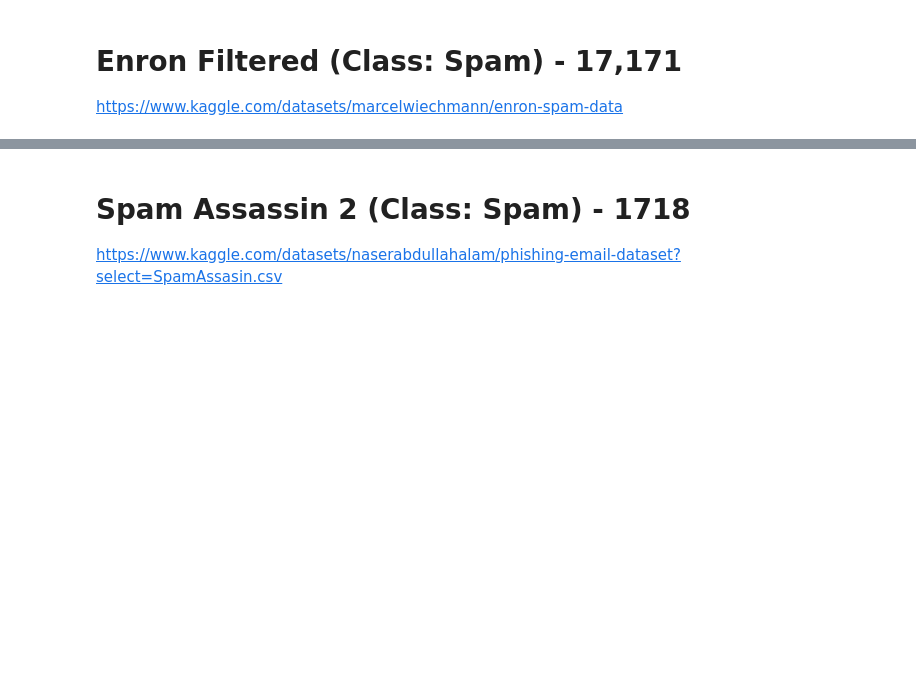
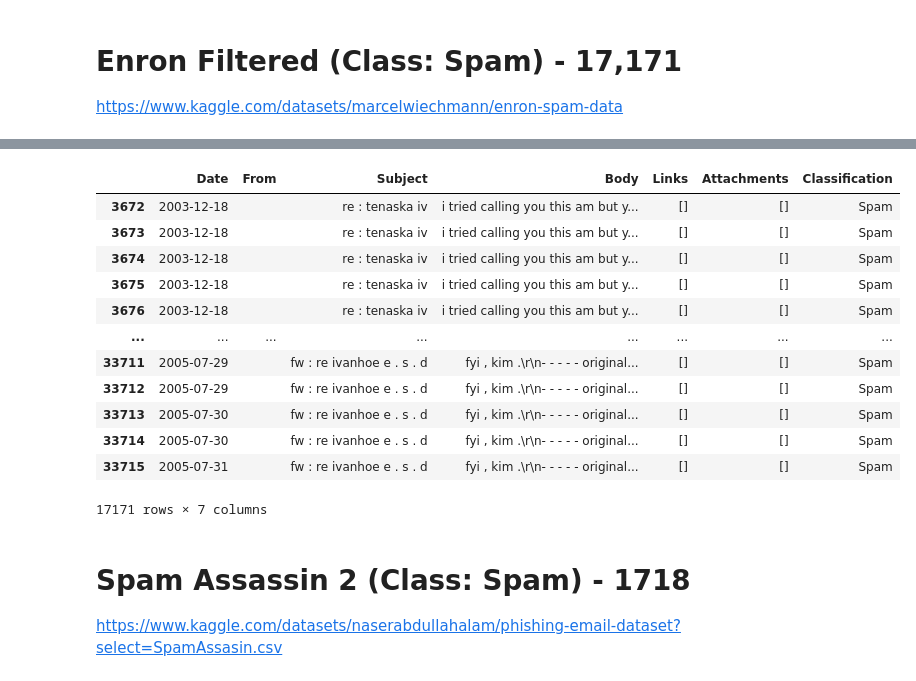
Before and after one commit to Reno0213/capstone, a Jupyter notebook: dataset.ipynb, the cells around one changed output, grey strips where cells are left out. Saved outputs shown, nothing was run; the diff lists cells and outputs as text; code cells hidden in the pictures; blank space fills up the shorter version.

```diff
--- a/dataset.ipynb
+++ b/dataset.ipynb
@@ -111,11 +206,25 @@ dfEnronSpam
 # %%
-dfEnronSpam[['Subject', 'Message']] = dfEnronSpam[['Subject', 'Message']].fillna('')
-enronSpamDf = dfEnronSpam.apply(lambda row: parse_email(row['Subject'], row['Message']), axis=1)
-enronSpamDf.columns = ['From', 'Subject', 'Body', 'Links', 'Attachments']
+dfEnronSpam[['Date', 'Subject', 'Message']] = dfEnronSpam[['Date', 'Subject', 'Message']].fillna('')
+enronSpamDf = dfEnronSpam.apply(lambda row: parse_email(row['Date'], row['Subject'], row['Message']), axis=1)
+enronSpamDf.columns = ['Date', 'From', 'Subject', 'Body', 'Links', 'Attachments']
 enronSpamDf["Classification"] = "Spam"
 enronSpamDf
 
 #enronSpamDf.to_csv("Enron_Spam.csv", index=False)
+# %% [output]
+|  | Date | From | Subject | Body | Links | Attachments | Classification |
+| 3672 | 2003-12-18 |  | re : tenaska iv | i tried calling you this am but y... | [] | [] | Spam |
+| 3673 | 2003-12-18 |  | re : tenaska iv | i tried calling you this am but y... | [] | [] | Spam |
+| 3674 | 2003-12-18 |  | re : tenaska iv | i tried calling you this am but y... | [] | [] | Spam |
+| 3675 | 2003-12-18 |  | re : tenaska iv | i tried calling you this am but y... | [] | [] | Spam |
+| 3676 | 2003-12-18 |  | re : tenaska iv | i tried calling you this am but y... | [] | [] | Spam |
+| ... | ... | ... | ... | ... | ... | ... | ... |
+| 33711 | 2005-07-29 |  | fw : re ivanhoe e . s . d | fyi , kim .\r\n- - - - - original... | [] | [] | Spam |
+| 33712 | 2005-07-29 |  | fw : re ivanhoe e . s . d | fyi , kim .\r\n- - - - - original... | [] | [] | Spam |
+| 33713 | 2005-07-30 |  | fw : re ivanhoe e . s . d | fyi , kim .\r\n- - - - - original... | [] | [] | Spam |
+| 33714 | 2005-07-30 |  | fw : re ivanhoe e . s . d | fyi , kim .\r\n- - - - - original... | [] | [] | Spam |
+| 33715 | 2005-07-31 |  | fw : re ivanhoe e . s . d | fyi , kim .\r\n- - - - - original... | [] | [] | Spam |
+17171 rows × 7 columns
 # %% [markdown]
 # Spam Assassin 2 (Class: Spam) - 1718
 https://www.kaggle.com/datasets/naserabdullahalam/phishing-email-dataset?select=SpamAssasin.csv
```
Also changed, not shown: parts of 31 cells of this notebook.
